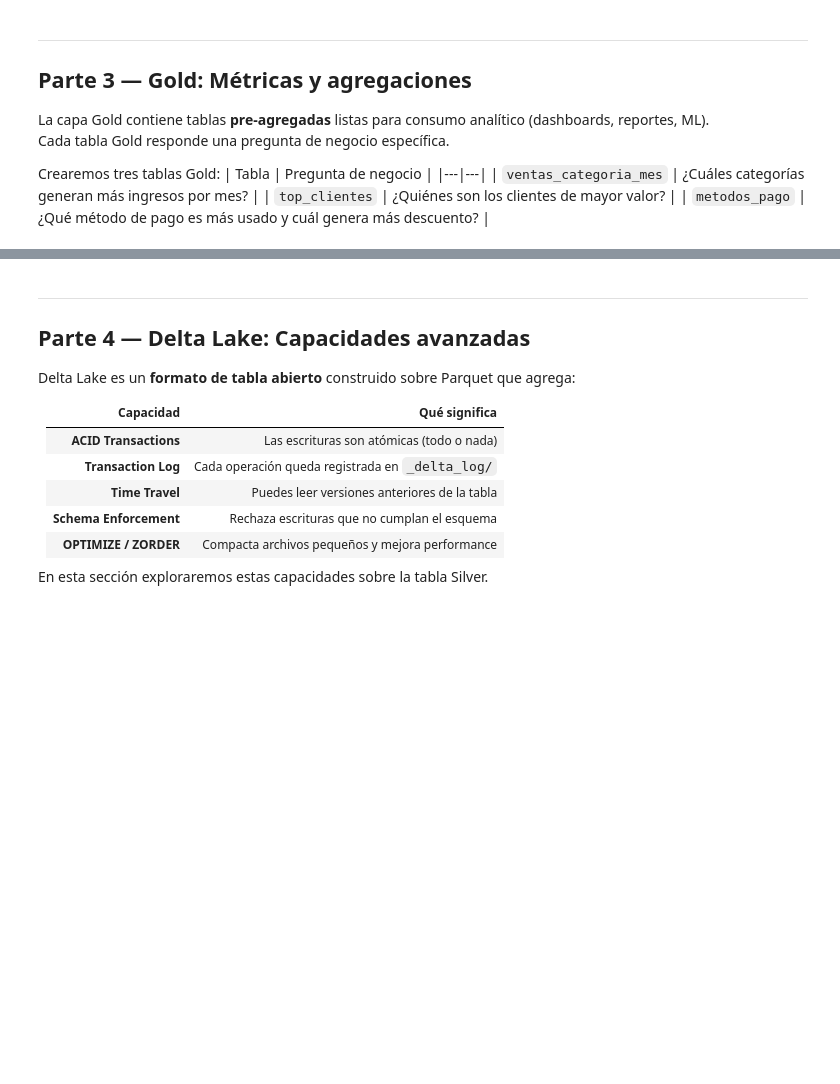
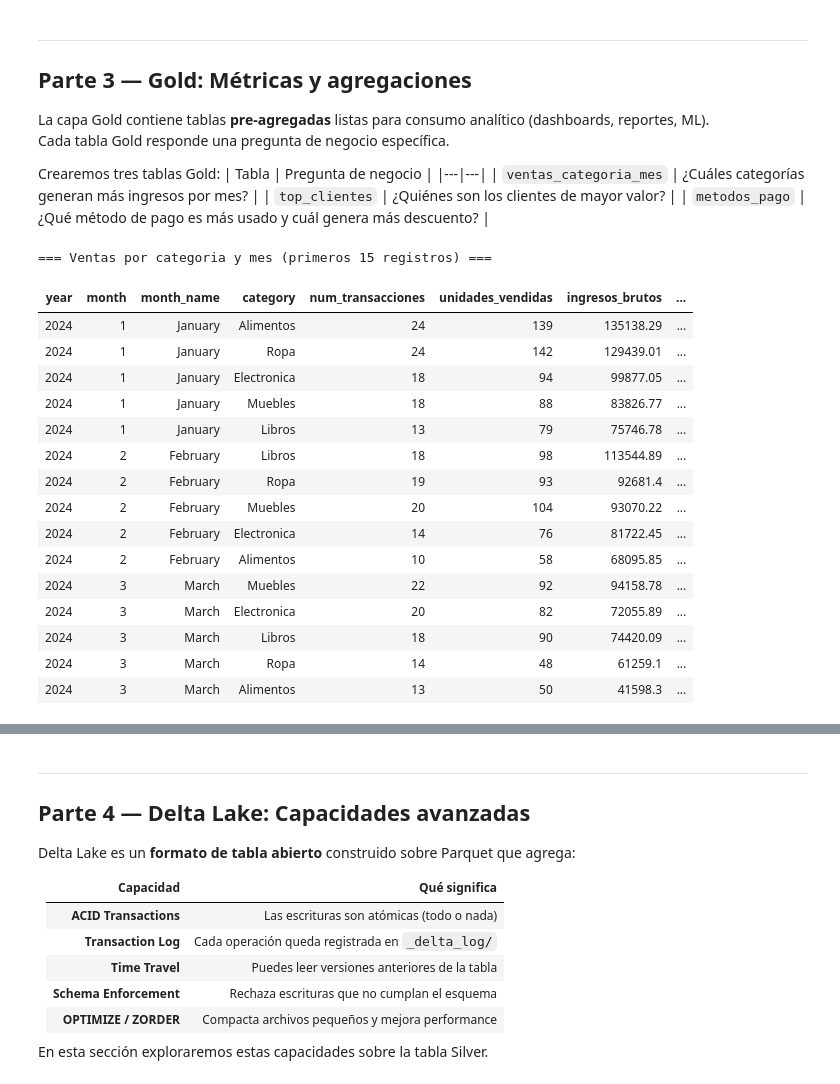
Before and after one commit to Jvelasquez980/almacenamiento_procesamiento_03_2026, a Jupyter notebook: Taller_2/taller_databricks_etl.ipynb, the cells around one changed output, grey strips where cells are left out. Drawn from its saved outputs; the diff is of its cells as text; code cells hidden in the pictures; blank space fills up the shorter version.

```diff
--- a/Taller_2/taller_databricks_etl.ipynb
+++ b/Taller_2/taller_databricks_etl.ipynb
@@ -371,32 +448,49 @@ Crearemos tres tablas Gold:
 # %%
 # =============================================================
 # 3.1 — GOLD: VENTAS POR CATEGORÍA Y MES
 # =============================================================
 
 from pyspark.sql import functions as F
 
-df_silver = spark.read.format("delta").load(f"{SILVER_PATH}/ventas/")
+df_silver = spark.table(f"{DB_NAME}.silver_ventas")
 
 gold_cat_mes = (
     df_silver
     .groupBy("year", "month", "month_name", "category")
     .agg(
         F.count("transaction_id").alias("num_transacciones"),
         F.sum("quantity").alias("unidades_vendidas"),
         F.round(F.sum("total_bruto"), 2).alias("ingresos_brutos"),
         F.round(F.sum("total_descuento"), 2).alias("total_descuentos"),
         F.round(F.sum("total_neto"), 2).alias("ingresos_netos"),
         F.round(F.avg("unit_price"), 2).alias("precio_promedio"),
     )
     .orderBy("year", "month", F.col("ingresos_netos").desc())
 )
 
 print("=== Ventas por categoria y mes (primeros 15 registros) ===")
 display(gold_cat_mes.limit(15))
 
 # Guardar como Delta
-gold_cat_mes.write.format("delta").mode("overwrite").save(f"{GOLD_PATH}/ventas_categoria_mes/")
-print(f"\nGuardado en: {GOLD_PATH}/ventas_categoria_mes/")
+gold_cat_mes.write.format("delta").mode("overwrite").saveAsTable(f"{DB_NAME}.gold_cat_mes")
+# %% [output]
+=== Ventas por categoria y mes (primeros 15 registros) ===
+| year | month | month_name | category | num_transacciones | unidades_vendidas | ingresos_brutos | ... |
+| 2024 | 1 | January | Alimentos | 24 | 139 | 135138.29 | ... |
+| 2024 | 1 | January | Ropa | 24 | 142 | 129439.01 | ... |
+| 2024 | 1 | January | Electronica | 18 | 94 | 99877.05 | ... |
+| 2024 | 1 | January | Muebles | 18 | 88 | 83826.77 | ... |
+| 2024 | 1 | January | Libros | 13 | 79 | 75746.78 | ... |
+| 2024 | 2 | February | Libros | 18 | 98 | 113544.89 | ... |
+| 2024 | 2 | February | Ropa | 19 | 93 | 92681.4 | ... |
+| 2024 | 2 | February | Muebles | 20 | 104 | 93070.22 | ... |
+| 2024 | 2 | February | Electronica | 14 | 76 | 81722.45 | ... |
+| 2024 | 2 | February | Alimentos | 10 | 58 | 68095.85 | ... |
+| 2024 | 3 | March | Muebles | 22 | 92 | 94158.78 | ... |
+| 2024 | 3 | March | Electronica | 20 | 82 | 72055.89 | ... |
+| 2024 | 3 | March | Libros | 18 | 90 | 74420.09 | ... |
+| 2024 | 3 | March | Ropa | 14 | 48 | 61259.1 | ... |
+| 2024 | 3 | March | Alimentos | 13 | 50 | 41598.3 | ... |
 # %%
 # =============================================================
 # 3.2 — GOLD: TOP CLIENTES POR GASTO TOTAL
```
Also changed, not shown: parts of 25 cells of this notebook.
